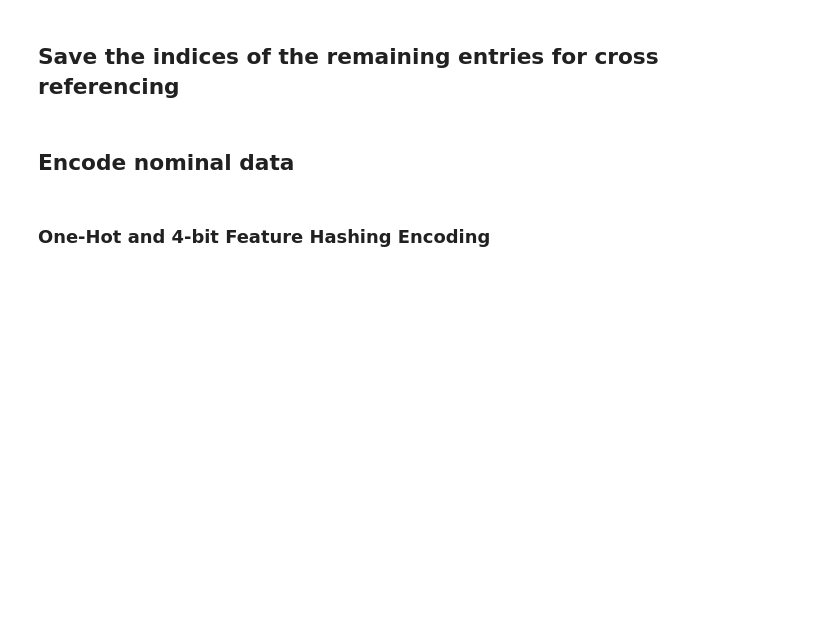
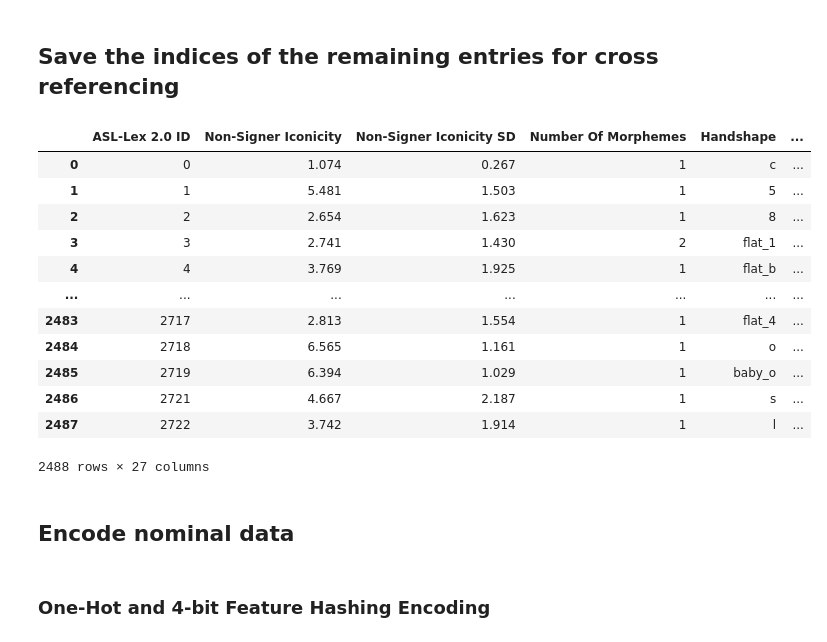
Before and after one commit to KyleRoss-rice/SignIconicityPredictor, a Jupyter notebook: tools/dataset_preparation.ipynb, the cells around one changed output. Cells and saved outputs as stored; diff of their text form; code cells hidden in the pictures; blank space fills up the shorter version.

```diff
--- a/tools/dataset_preparation.ipynb
+++ b/tools/dataset_preparation.ipynb
@@ -61,0 +58,3 @@ working_data
+# %%
+pd.options.display.max_columns = None
+working_data
@@ -152,7 +192,22 @@ plt.title('Data Completeness', fontsize=16);
 # %%
 remaining_entries_indices = working_data.index.to_list()
 working_data.reset_index(drop=True, inplace=True)
 working_data.insert(0, 'ASL-Lex 2.0 ID', remaining_entries_indices)
+working_data.astype({'ASL-Lex 2.0 ID': 'int32'})
+# %% [output]
+|  | ASL-Lex 2.0 ID | Non-Signer Iconicity | Non-Signer Iconicity SD | Number Of Morphemes | Handshape | ... |
+| 0 | 0 | 1.074 | 0.267 | 1 | c | ... |
+| 1 | 1 | 5.481 | 1.503 | 1 | 5 | ... |
+| 2 | 2 | 2.654 | 1.623 | 1 | 8 | ... |
+| 3 | 3 | 2.741 | 1.430 | 2 | flat_1 | ... |
+| 4 | 4 | 3.769 | 1.925 | 1 | flat_b | ... |
+| ... | ... | ... | ... | ... | ... | ... |
+| 2483 | 2717 | 2.813 | 1.554 | 1 | flat_4 | ... |
+| 2484 | 2718 | 6.565 | 1.161 | 1 | o | ... |
+| 2485 | 2719 | 6.394 | 1.029 | 1 | baby_o | ... |
+| 2486 | 2721 | 4.667 | 2.187 | 1 | s | ... |
+| 2487 | 2722 | 3.742 | 1.914 | 1 | l | ... |
+2488 rows × 27 columns
 # %% [markdown]
 ## Encode nominal data
 # %% [markdown]
```
Also changed, not shown: parts of 25 cells of this notebook.
